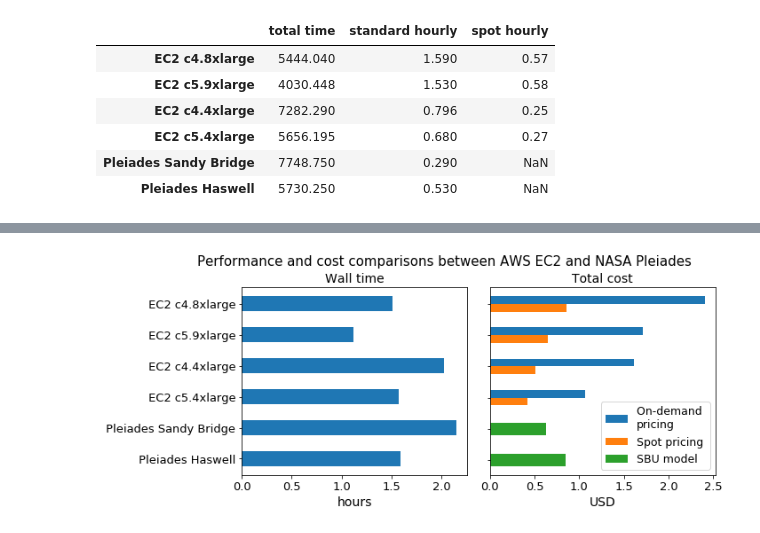
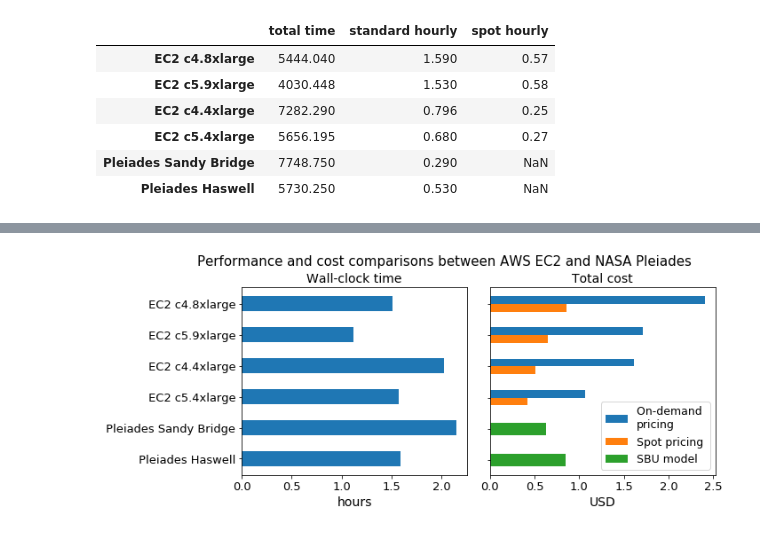
Before and after one commit to geoschem/geos-chem-cloud, a Jupyter notebook: for_paper/plot_benchmark.ipynb, the cells around one changed output, grey strips where cells are left out. Cells and saved outputs as stored; diff of their text form; code cells hidden in the pictures.

```diff
--- a/for_paper/plot_benchmark.ipynb
+++ b/for_paper/plot_benchmark.ipynb
@@ -41,26 +41,26 @@ plt.rcParams['axes.labelsize'] = 14
 # %%
 fig, axes = plt.subplots(1, 2, figsize=[10, 4])
 
 ind = np.arange(6, 0, -1)  # up-down
 # ind = np.arange(6)  # bottom-up
 
 axes[0].barh(ind, df['total time']/3600, tick_label=df.index, height=0.5)
-axes[0].set_title('Wall time')
+axes[0].set_title('Wall-clock time')
 axes[0].set_xlabel('hours')
 
 axes[1].barh(ind[:4]+0.125, df['standard total'][:4], height=0.25, label='On-demand \npricing')
 axes[1].barh(ind[:4]-0.125, df['spot total'][:4].astype('float'), height=0.25, label='Spot pricing')
 axes[1].barh(ind[4:], df['standard total'][4:], height=0.4, label='SBU model')
 
 axes[1].set_title('Total cost')
 axes[1].set_xlabel('USD')
 axes[1].legend(loc=4)
 
 axes[1].set_yticks(ind)
 axes[1].set_yticklabels([' '])
 
 fig.suptitle('Performance and cost comparisons between AWS EC2 and NASA Pleiades', y=1.03, fontsize=15,  x=0.55)
 fig.tight_layout()
 fig.savefig('benchmark.png', dpi=300, bbox_inches='tight')
 # %% [output]
-[figure, old version]
+[figure, new version]
```
Also changed, not shown: 1 other file.
